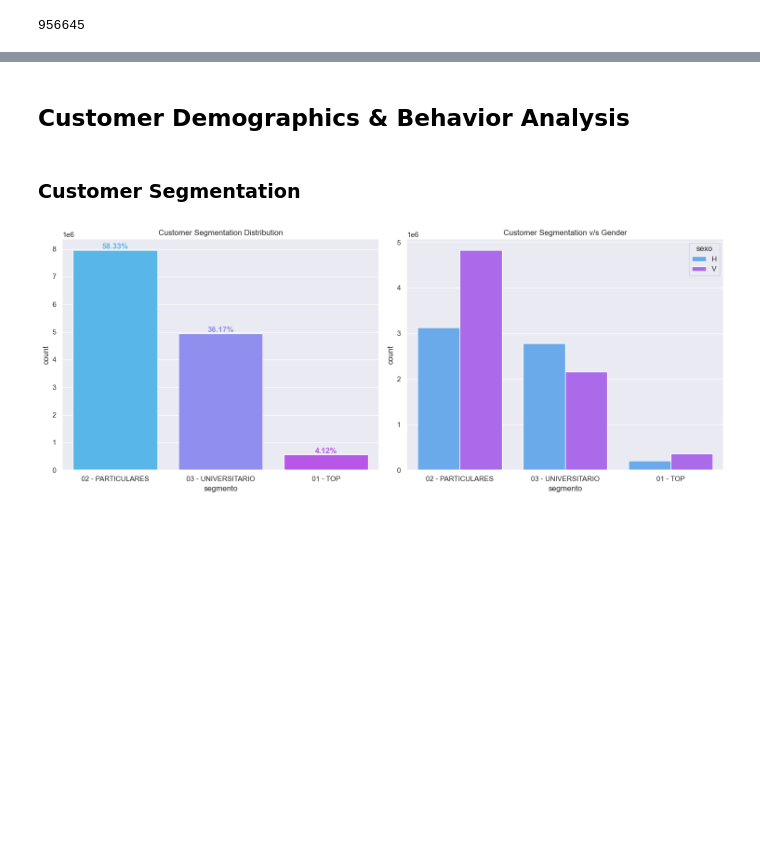
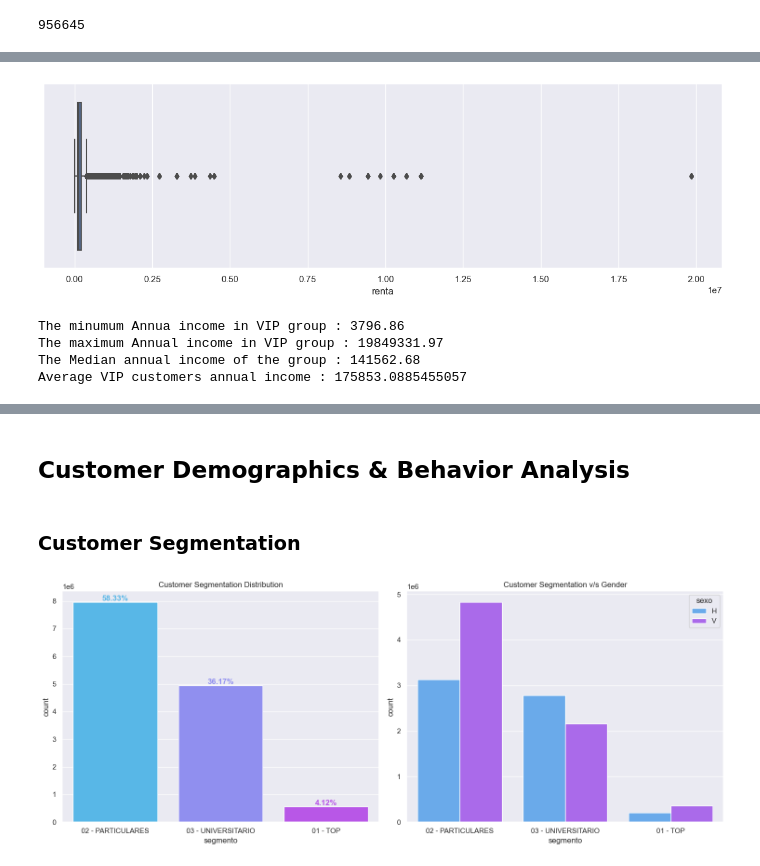
Before and after one commit to dennismathewjose/Santander-product-recommendation, a Jupyter notebook: santander-product-recommendation.ipynb, the cells around one changed output, grey strips where cells are left out. Saved outputs shown, nothing was run; the diff lists cells and outputs as text; code cells hidden in the pictures; blank space fills up the shorter version.

```diff
--- a/santander-product-recommendation.ipynb
+++ b/santander-product-recommendation.ipynb
@@ -198,0 +200,3 @@ Index(['ncodpers', 'ind_nuevo', 'indrel', 'tipodom', 'cod_prov',
+# %%
+df_train['segmento'] = df_train['segmento'].fillna(df_train['segmento'].mode()[0])
+df_train['segmento'].isnull().sum()
@@ -198,0 +205,7 @@ Index(['ncodpers', 'ind_nuevo', 'indrel', 'tipodom', 'cod_prov',
+# %%
+segment_labels = {
+    '01 - TOP': 'VIP',
+    '02 - PARTICULARES': 'Individuals',
+    '03 - UNIVERSITARIO': 'College Students'
+}
+df_vip_customer_list = df_train[df_train['segmento'] == '01 - TOP']
@@ -198,0 +280,16 @@ Index(['ncodpers', 'ind_nuevo', 'indrel', 'tipodom', 'cod_prov',
+# %%
+plt.figure(figsize=(12,4))
+sns.boxplot(x=df_vip_customer_list['renta'])
+plt.tight_layout()
+plt.show()
+
+print(f"The minumum Annua income in VIP group : {df_vip_customer_list['renta'].min()}")
+print(f"The maximum Annual income in VIP group : {df_vip_customer_list['renta'].max()}")
+print(f"The Median annual income of the group : {df_vip_customer_list['renta'].median()}")
+print(f"Average VIP customers annual income : {df_vip_customer_list['renta'].mean()}")
+# %% [output]
+[figure, added]
+The minumum Annua income in VIP group : 3796.86
+The maximum Annual income in VIP group : 19849331.97
+The Median annual income of the group : 141562.68
+Average VIP customers annual income : 175853.0885455057
```
Also changed, not shown: parts of 29 cells of this notebook.
